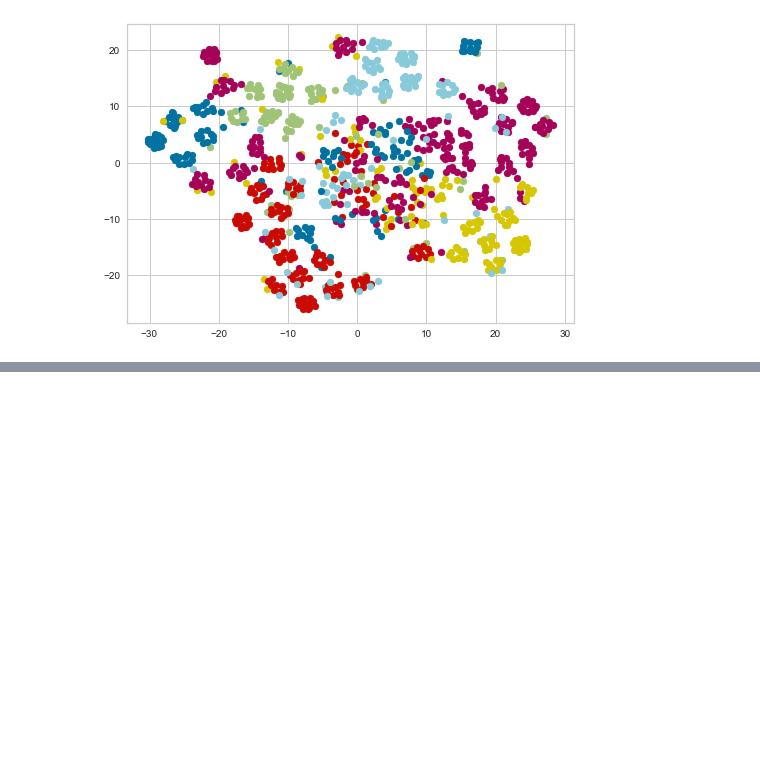
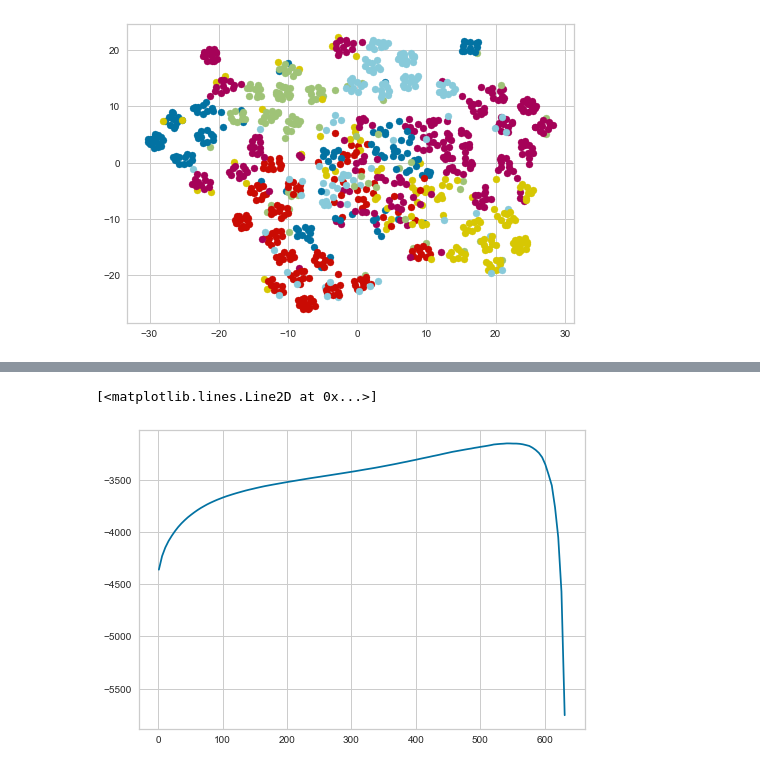
Before and after one commit to barmag/cs7641-projects, a Jupyter notebook: project3/experiments.ipynb, the cells around one changed output, grey strips where cells are left out. Drawn from its saved outputs; the diff is of its cells as text; code cells hidden in the pictures; blank space fills up the shorter version.

```diff
--- a/project3/experiments.ipynb
+++ b/project3/experiments.ipynb
@@ -402,0 +439,9 @@ for c in classes:
+# %%
+%%time
+max_componenets = mnist_X_test.shape[1]
+# [i for i in range(1, max_componenets, 5)]
+pca_scores = {}
+pca_ex = PCA(svd_solver='full')
+for n_comp in range(1, max_componenets, 5):
+    pca_ex.n_components = n_comp
+    pca_scores[n_comp] = np.mean(cross_val_score(pca_ex, mnist_X_test))
@@ -402,0 +450,6 @@ for c in classes:
+# %%
+plt.plot(list(pca_scores.keys())[:-30], list(pca_scores.values())[:-30])
+# list(pca_scores.values())[:-30]
+# %% [output]
+[<matplotlib.lines.Line2D at 0x...>]
+[figure, added]
```
Also changed, not shown: parts of 17 cells of this notebook.
